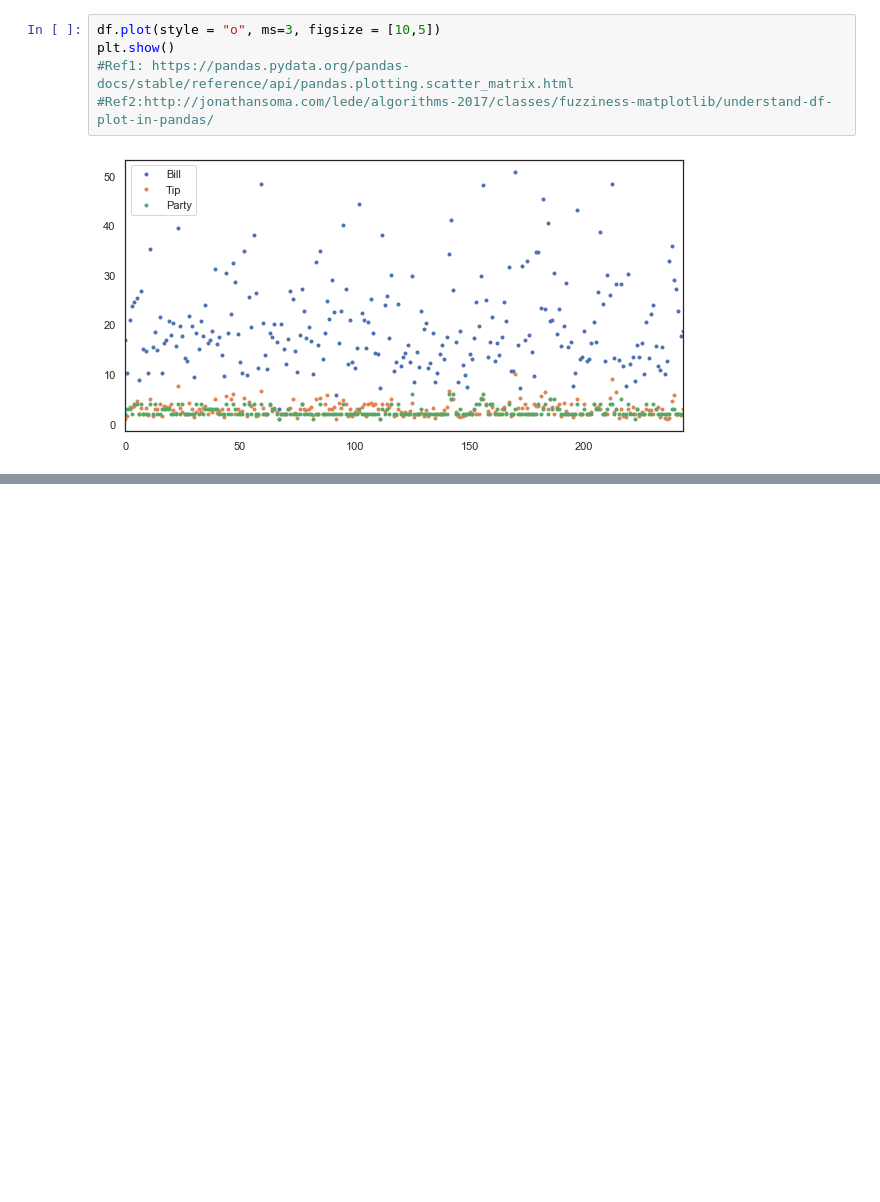
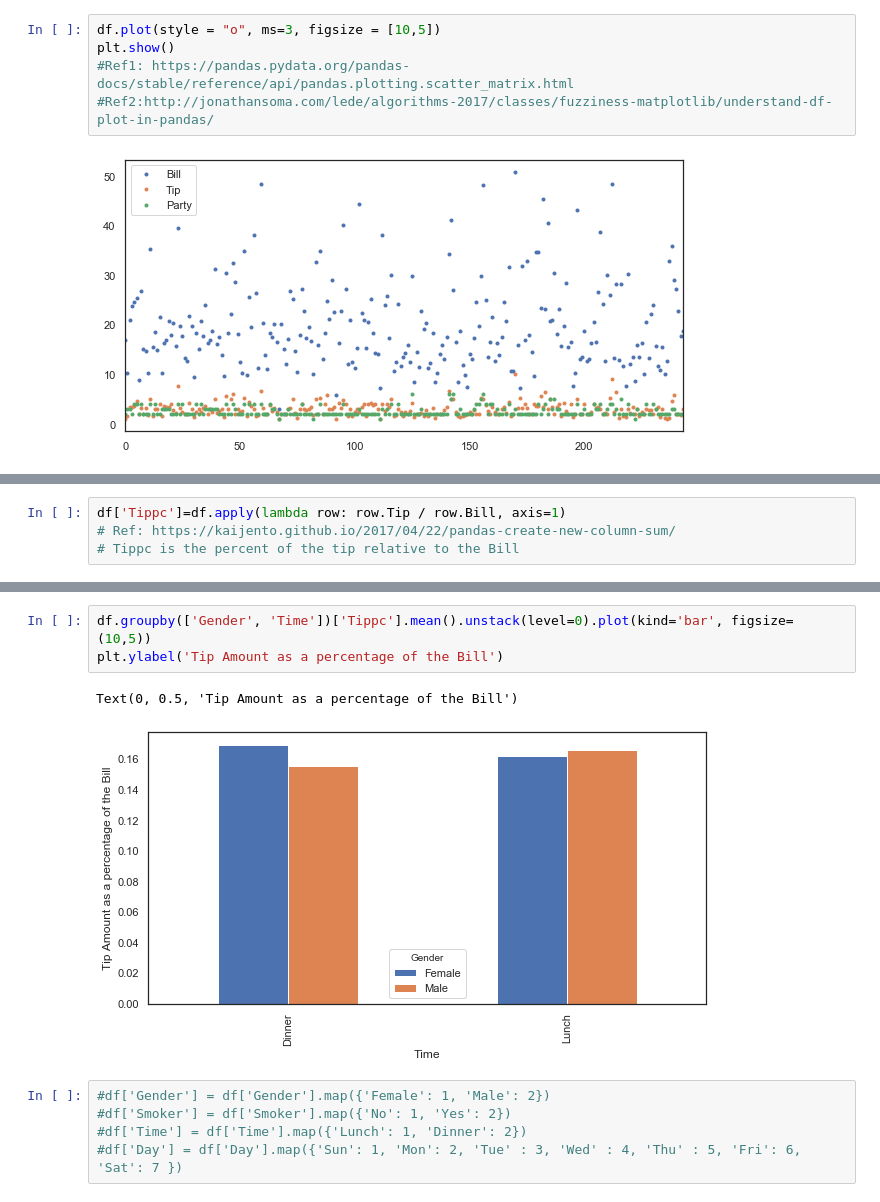
Before and after one commit to pocathain08/Fund_of_Data_Analysis, a Jupyter notebook: Fund_of_Data_Analysis_Assessment.ipynb, the cells around one changed output, grey strips where cells are left out. Drawn from its saved outputs; the diff is of its cells as text; blank space fills up the shorter version.

```diff
--- a/Fund_of_Data_Analysis_Assessment.ipynb
+++ b/Fund_of_Data_Analysis_Assessment.ipynb
@@ -80,0 +92,4 @@ plt.show()
+# %%
+df['Tippc']=df.apply(lambda row: row.Tip / row.Bill, axis=1)
+# Ref: https://kaijento.github.io/2017/04/22/pandas-create-new-column-sum/
+# Tippc is the percent of the tip relative to the Bill
@@ -80,0 +105,11 @@ plt.show()
+# %%
+df.groupby(['Gender', 'Time'])['Tippc'].mean().unstack(level=0).plot(kind='bar', figsize=(10,5))
+plt.ylabel('Tip Amount as a percentage of the Bill')
+# %% [output]
+Text(0, 0.5, 'Tip Amount as a percentage of the Bill')
+[figure, added]
+# %%
+#df['Gender'] = df['Gender'].map({'Female': 1, 'Male': 2})
+#df['Smoker'] = df['Smoker'].map({'No': 1, 'Yes': 2})
+#df['Time'] = df['Time'].map({'Lunch': 1, 'Dinner': 2})
+#df['Day'] = df['Day'].map({'Sun': 1, 'Mon': 2, 'Tue' : 3, 'Wed' : 4, 'Thu' : 5, 'Fri': 6, 'Sat': 7 })
```
Also changed, not shown: parts of 5 cells of this notebook, 1 other file.
